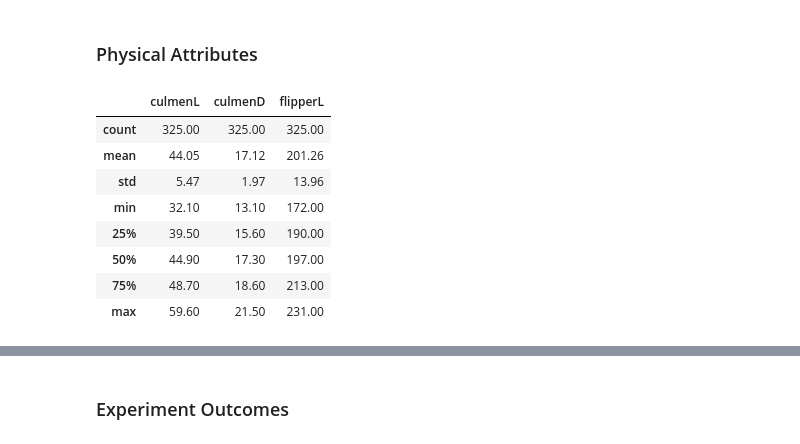
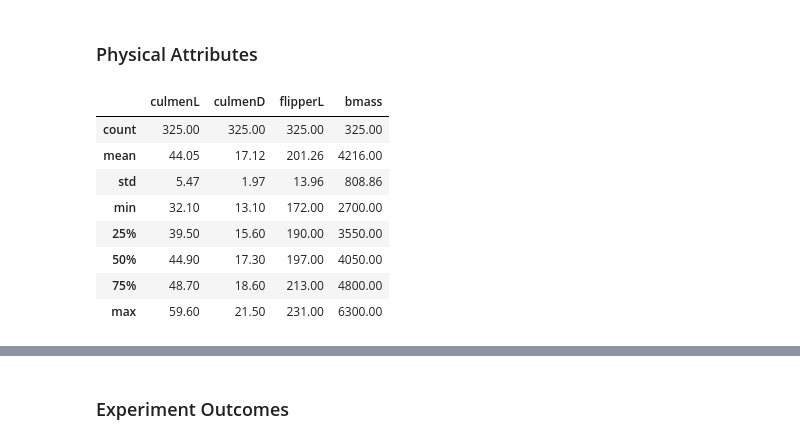
Before and after one commit to h4ck4l1/datasets, a Jupyter notebook: penguin/penguin.ipynb, the cells around one changed output, grey strips where cells are left out. Drawn from its saved outputs; the diff is of its cells as text; code cells hidden in the pictures.

```diff
--- a/penguin/penguin.ipynb
+++ b/penguin/penguin.ipynb
@@ -80,13 +80,11 @@ since there is only one Stage we can drop it
 def preprocess(data:pd.DataFrame):
    df = data.drop(["Comments"],axis=1)
    df["Species"] = df.Species.str.split(n=1,expand=True)[0]
-   df.drop(columns=['Region'],inplace=True)
-   df.drop(columns=['Stage'],inplace=True)
    df[['N','A']] =df['Individual ID'].str.split(r'(\d+)',expand=True)[[1,3]]
    df['Date Egg'] = pd.to_datetime(df['Date Egg'],format='mixed')
-   df.drop(columns=['Individual ID'],inplace=True)
+   df.drop(columns=['Region','Stage','Individual ID','Sample Number'],inplace=True)
    original_columns =df.columns.to_list()
-   df.columns = ['study','samples','species','island','clutch','date','culmenL','culmenD','flipperL','bmass','sex','delta_15n','delta_13c','N','A']
+   df.columns = ['study','species','island','clutch','date','culmenL','culmenD','flipperL','bmass','sex','delta_15n','delta_13c','N','A']
    df[['N','A']] =df[['N','A']].astype(np.float32)
    return df
 # %% [markdown]
@@ -155,17 +153,17 @@ fig.show()
 # %% [markdown]
 ### Physical Attributes
 # %%
-cols = ['culmenL','culmenD','flipperL']
-temp_na[cols].describe()
+phy_cols = ['culmenL','culmenD','flipperL','bmass']
+temp_na[phy_cols].describe()
 # %% [output]
-|  | culmenL | culmenD | flipperL |
-| count | 325.00 | 325.00 | 325.00 |
-| mean | 44.05 | 17.12 | 201.26 |
-| std | 5.47 | 1.97 | 13.96 |
-| min | 32.10 | 13.10 | 172.00 |
-| 25% | 39.50 | 15.60 | 190.00 |
-| 50% | 44.90 | 17.30 | 197.00 |
-| 75% | 48.70 | 18.60 | 213.00 |
-| max | 59.60 | 21.50 | 231.00 |
+|  | culmenL | culmenD | flipperL | bmass |
+| count | 325.00 | 325.00 | 325.00 | 325.00 |
+| mean | 44.05 | 17.12 | 201.26 | 4216.00 |
+| std | 5.47 | 1.97 | 13.96 | 808.86 |
+| min | 32.10 | 13.10 | 172.00 | 2700.00 |
+| 25% | 39.50 | 15.60 | 190.00 | 3550.00 |
+| 50% | 44.90 | 17.30 | 197.00 | 4050.00 |
+| 75% | 48.70 | 18.60 | 213.00 | 4800.00 |
+| max | 59.60 | 21.50 | 231.00 | 6300.00 |
 # %%
 def plot_qq(_):
```
Also changed, not shown: parts of 9 cells of this notebook.
